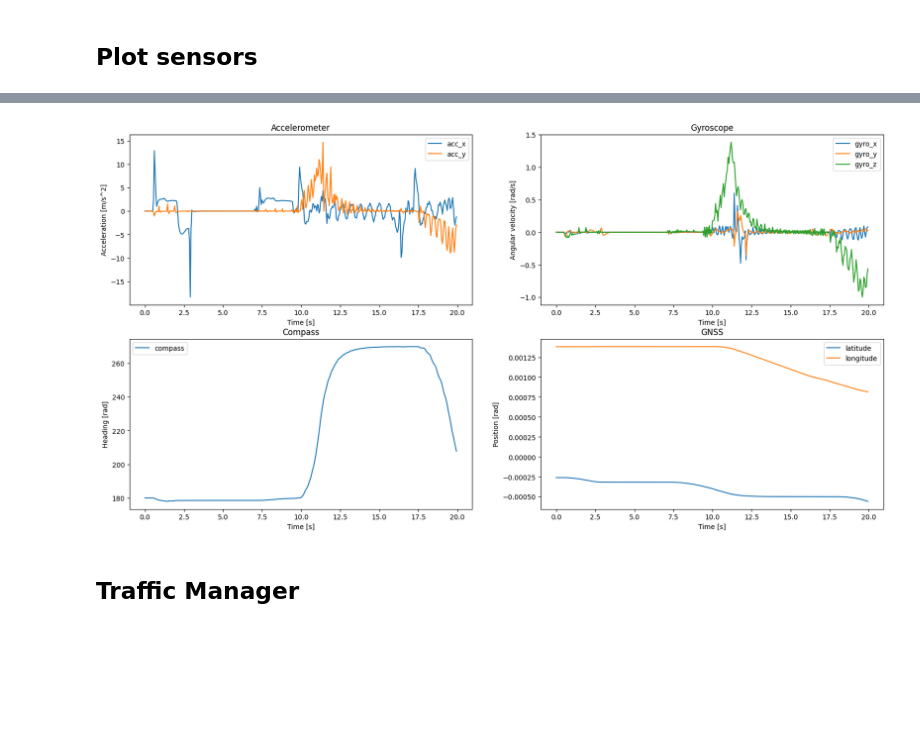
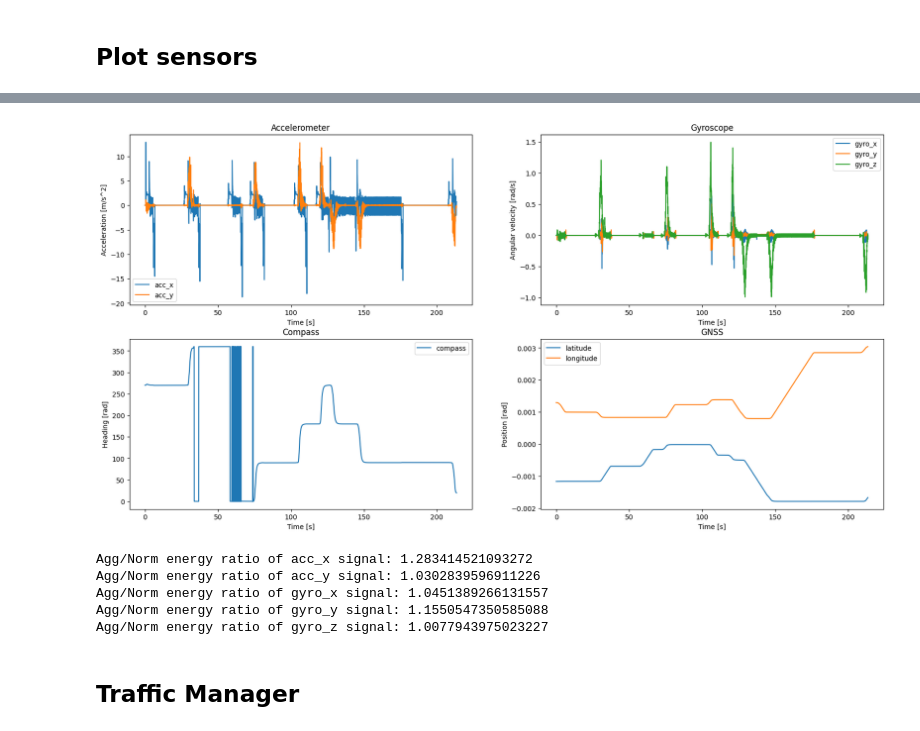
Before and after one commit to RenanFlorencio/carla_data_synthesis, a Jupyter notebook: synchronous.ipynb, the cells around one changed output, grey strips where cells are left out. Drawn from its saved outputs; the diff is of its cells as text; code cells hidden in the pictures; blank space fills up the shorter version.

```diff
--- a/synchronous.ipynb
+++ b/synchronous.ipynb
@@ -255,7 +298,7 @@ imu_df = pd.DataFrame(columns=['timestamp', 'acc_x', 'acc_y', 'acc_z', 'gyro_x',
 gnss_df = pd.DataFrame(columns=['timestamp', 'latitude', 'longitude'])
 
 vehicle = vehicles_bp[0]
-agent_behavior = 'aggressive'  # options: 'normal', 'aggressive', etc.
-follow_route(vehicle, [IMU_bp, GNSS_bp], spawn_points, route_ids, agent_behavior=agent_behavior, sampling_res=2, fixed_spectator=False, draw_debug_route=True)
+agent_behavior = 'normal'  # options: 'normal', 'aggressive', etc.
+follow_route(vehicle, [IMU_bp, GNSS_bp], spawn_points, route_ids, agent_behavior=agent_behavior, sampling_res=2, fixed_spectator=False, draw_debug_route=True, render=False)
 # %% [output]
 Showing multiple routes
@@ -355,14 +402,17 @@ df.head()
 # %% [markdown]
 ## Plot sensors
 # %%
-def plot_sensors(df, gnss=True):
+def plot_sensors(df, start_time = 0, end_time = 0, gnss=True):
 
     fig, ax = plt.subplots(2, 2, figsize=(20, 10))
     ax = ax.flatten()
-    timestamp = df['timestamp'] # Normalize time to start from 0
+    if end_time == 0:
+        end_time = len(df['timestamp'])
 
-    ax[0].plot(timestamp, df['acc_x'], label='acc_x')
-    ax[0].plot(timestamp, df['acc_y'], label='acc_y')
+    timestamp = df['timestamp'][start_time:end_time] # Normalize time to start from 0
+
+    ax[0].plot(timestamp, df['acc_x'][start_time:end_time], label='acc_x')
+    ax[0].plot(timestamp, df['acc_y'][start_time:end_time], label='acc_y')
     if 'acc_z' in df.columns:
         ax[0].plot(timestamp, df['acc_z'], label='acc_z')
     ax[0].set_title('Accelerometer')
@@ -370,23 +420,23 @@ def plot_sensors(df, gnss=True):
     ax[0].set_ylabel('Acceleration [m/s^2]')
     ax[0].legend()
 
-    ax[1].plot(timestamp, df['gyro_x'], label='gyro_x')
-    ax[1].plot(timestamp, df['gyro_y'], label='gyro_y')
-    ax[1].plot(timestamp, df['gyro_z'], label='gyro_z')
+    ax[1].plot(timestamp, df['gyro_x'][start_time:end_time], label='gyro_x')
+    ax[1].plot(timestamp, df['gyro_y'][start_time:end_time], label='gyro_y')
+    ax[1].plot(timestamp, df['gyro_z'][start_time:end_time], label='gyro_z')
     ax[1].set_title('Gyroscope')
     ax[1].set_xlabel('Time [s]')
     ax[1].set_ylabel('Angular velocity [rad/s]')
     ax[1].legend()
 
-    ax[2].plot(timestamp, df['compass'], label='compass')
+    ax[2].plot(timestamp, df['compass'][start_time:end_time], label='compass')
     ax[2].set_title('Compass')
     ax[2].set_xlabel('Time [s]')
     ax[2].set_ylabel('Heading [rad]')
     ax[2].legend()
 
     if gnss:
-        ax[3].plot(timestamp, df['latitude'], label='latitude')
-        ax[3].plot(timestamp, df['longitude'], label='longitude')
+        ax[3].plot(timestamp, df['latitude'][start_time:end_time], label='latitude')
+        ax[3].plot(timestamp, df['longitude'][start_time:end_time], label='longitude')
         ax[3].set_title('GNSS')
         ax[3].set_xlabel('Time [s]')
         ax[3].set_ylabel('Position [rad]')
@@ -400,7 +450,23 @@ plot_sensors(dfs['normal'][dfs['normal']['timestamp'] < 30])
 # %%
-plot_sensors(dfs['aggressive'][dfs['aggressive']['timestamp'] < 20]) # Plot only the last 5 seconds of the simulation
+plot_sensors(dfs['aggressive'], start_time=0, end_time=0) # Plot only the last 5 seconds of the simulation
 # %% [output]
-[figure, old version]
+[figure, new version]
+# %%
+cps = ['acc_x', 'acc_y', 'gyro_x', 'gyro_y', 'gyro_z']
+energies = {'normal': [], 'aggressive': []}
+for i in cps:
+    energy_norm = (dfs['normal'][i] ** 2).sum()
+    energy_agg = (dfs['aggressive'][i] ** 2).sum()
+    energies['normal'].append(energy_norm)
+    energies['aggressive'].append(energy_agg)
+
+    print(f"Agg/Norm energy ratio of {i} signal: {energy_agg/energy_norm}")
+# %% [output]
+Agg/Norm energy ratio of acc_x signal: 1.283414521093272
+Agg/Norm energy ratio of acc_y signal: 1.0302839596911226
+Agg/Norm energy ratio of gyro_x signal: 1.0451389266131557
+Agg/Norm energy ratio of gyro_y signal: 1.1550547350585088
+Agg/Norm energy ratio of gyro_z signal: 1.0077943975023227
 # %% [markdown]
 ## Traffic Manager
 # %% [markdown]
```
Also changed, not shown: parts of 14 cells of this notebook, 1 other file.
